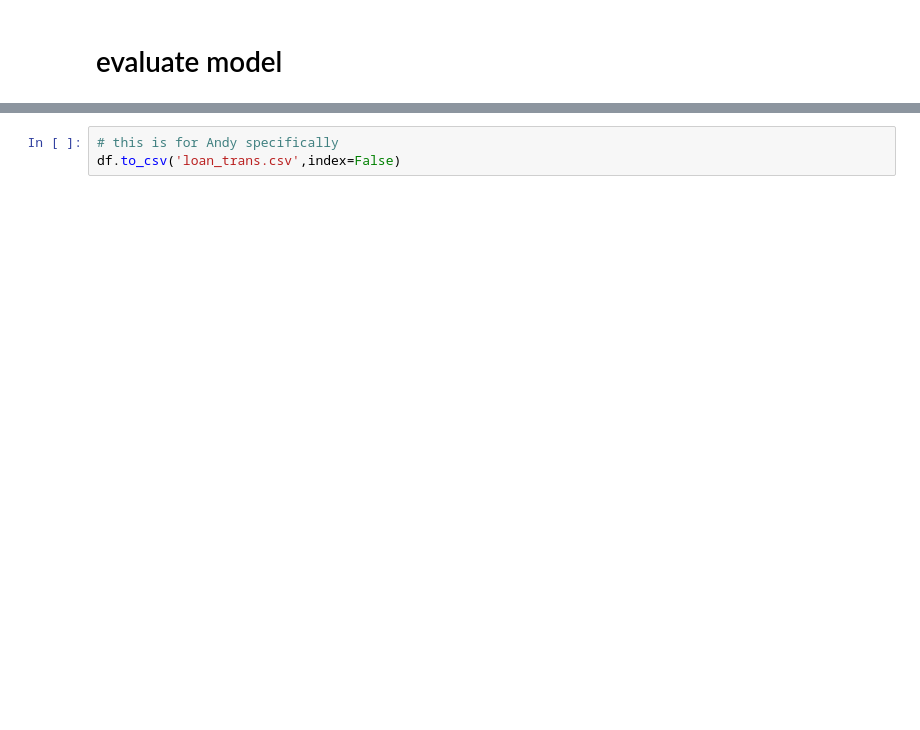
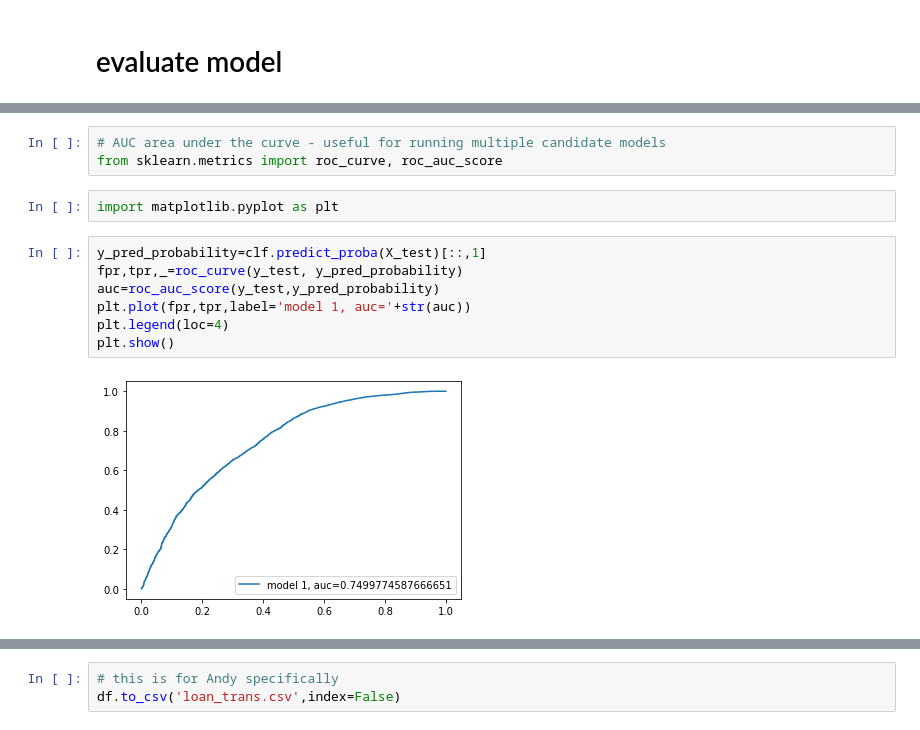
Before and after one commit to student-IH-labs-and-stuff/BCNDATA2022, a Jupyter notebook: ClassMaterials/Week4/sians notebooks/bank_log_reg.ipynb, the cells around one changed output, grey strips where cells are left out. Drawn from its saved outputs; the diff is of its cells as text; blank space fills up the shorter version.

```diff
--- a/ClassMaterials/Week4/sians notebooks/bank_log_reg.ipynb
+++ b/ClassMaterials/Week4/sians notebooks/bank_log_reg.ipynb
@@ -154,0 +229,14 @@ clf=logreg.fit(X_train,y_train)
+# %%
+# AUC area under the curve - useful for running multiple candidate models
+from sklearn.metrics import roc_curve, roc_auc_score
+# %%
+import matplotlib.pyplot as plt
+# %%
+y_pred_probability=clf.predict_proba(X_test)[::,1]
+fpr,tpr,_=roc_curve(y_test, y_pred_probability)
+auc=roc_auc_score(y_test,y_pred_probability)
+plt.plot(fpr,tpr,label='model 1, auc='+str(auc))
+plt.legend(loc=4)
+plt.show()
+# %% [output]
+[figure, added]
```
Also changed, not shown: parts of 25 cells of this notebook.
